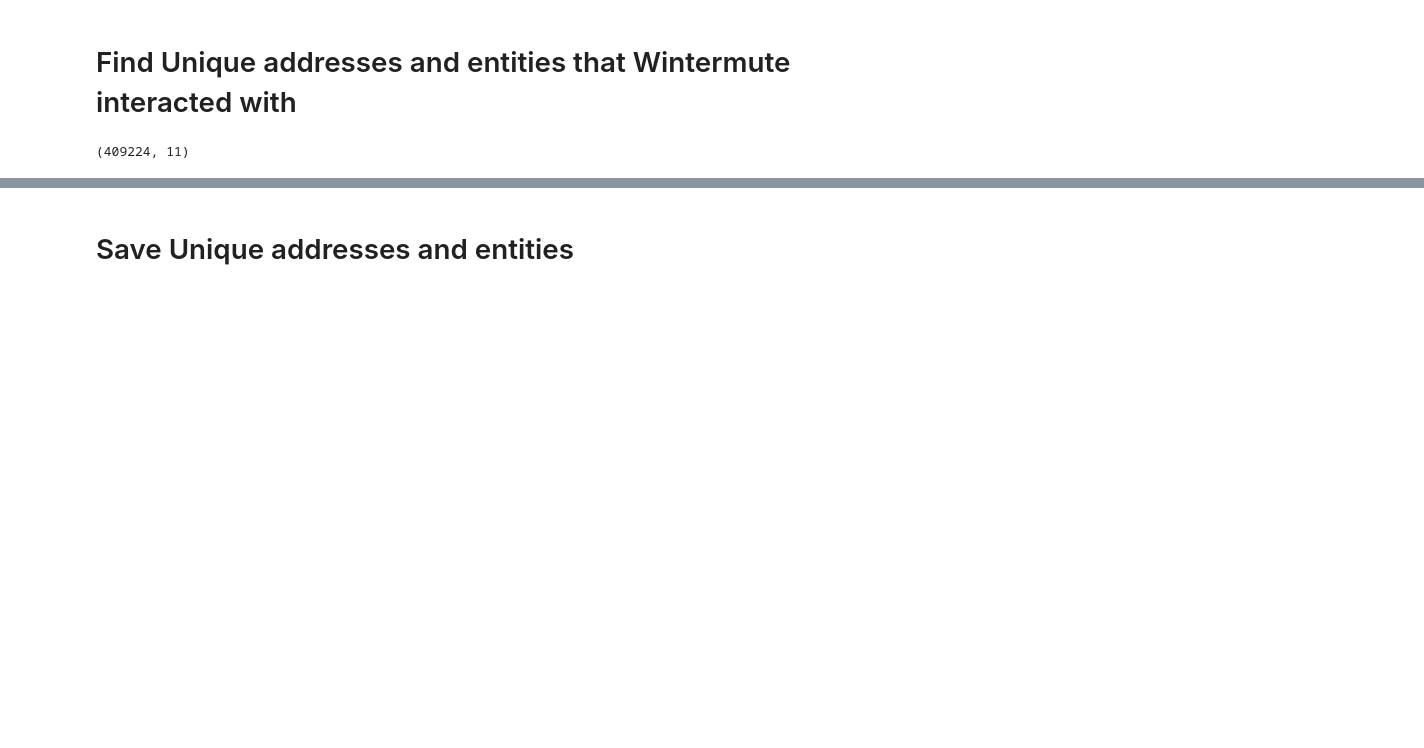
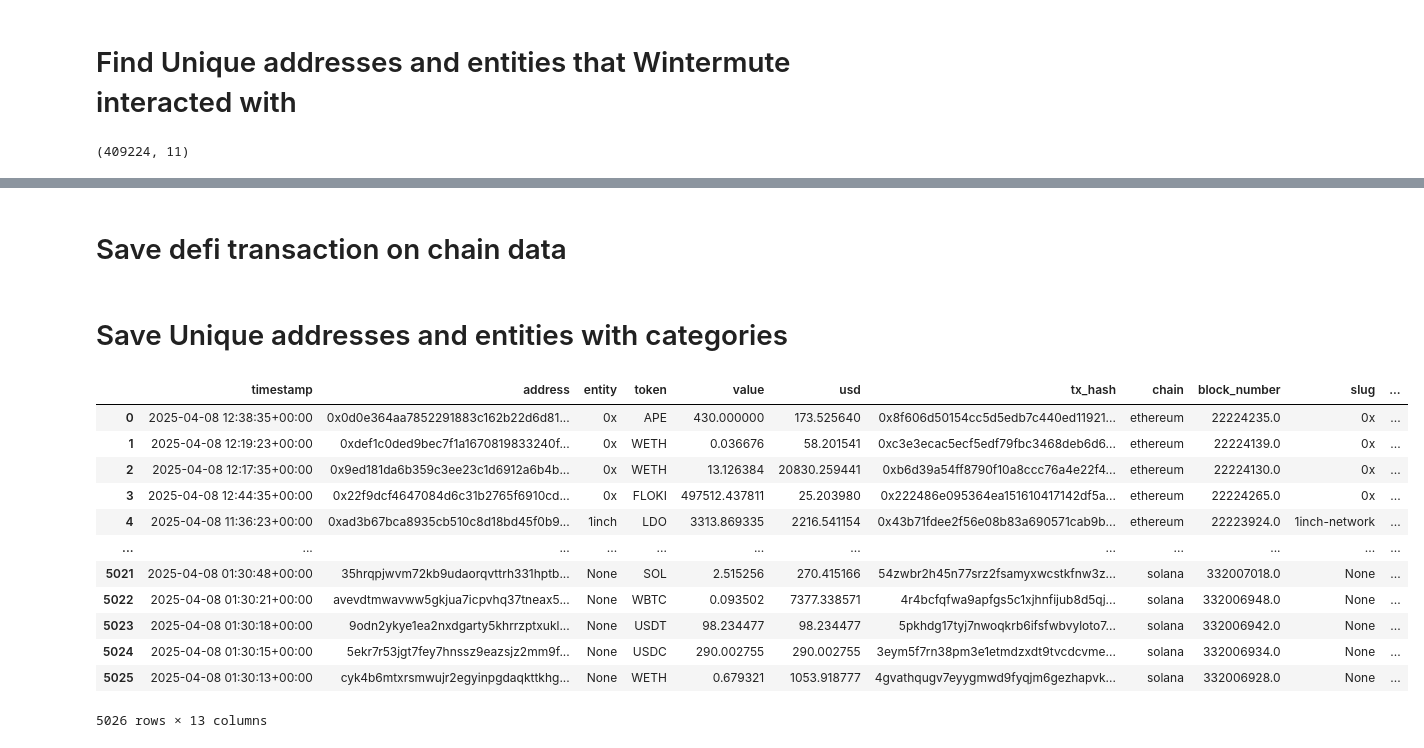
Before and after one commit to dleeim/wintermute_trading_activity, a Jupyter notebook: notebooks/entitiy_classification.ipynb, the cells around one changed output, grey strips where cells are left out. Cells and saved outputs as stored; diff of their text form; code cells hidden in the pictures; blank space fills up the shorter version.

Commit message:
added categories for each entities and conducted defi classification

```diff
--- a/notebooks/entitiy_classification.ipynb
+++ b/notebooks/entitiy_classification.ipynb
@@ -191,0 +134,6 @@ df_defi.to_parquet("../data/processed/wintermute_transfers_clean_defi.parquet",
+# %%
+map_df = df_non_wintermute.copy()
+# %%
+map_df[["slug", "category", "source", "confidence"]] = None
+mask_unknown = map_df["entity"].isna() | map_df["entity"].str.contains("@", na=False)
+map_df.loc[mask_unknown, "confidence"] = 1.0
@@ -191,0 +142,26 @@ df_defi.to_parquet("../data/processed/wintermute_transfers_clean_defi.parquet",
+# %%
+from rapidfuzz import process, fuzz
+
+proto_url = "https://api.llama.fi/protocols"
+proto_df  = pd.json_normalize(requests.get(proto_url, timeout=30).json())
+proto_df  = proto_df[["name","slug","category"]]
+
+# # Preparation for Fuzzy String Match
+# proto_df['name'] = proto_df['name'].str.lower().str.strip()
+# map_df['entity'] = map_df['entity'].str.lower().str.strip()
+
+def match_name(ent, cutoff=90):
+    hit = process.extractOne(
+        ent, proto_df["name"], scorer=fuzz.WRatio, score_cutoff=cutoff
+    )
+    print(ent, hit)
+    if hit:
+        row = proto_df.iloc[hit[2]]
+        return row.slug, row.category, 1.0
+    return None, None, 0.0
+
+subset = map_df.loc[~mask_unknown, "entity"]
+hits = subset.apply(match_name)
+hits_df = (pd.DataFrame(hits.to_list(),index=subset.index,columns=['slug','category','confidence']))
+for col in ['slug','category','confidence']:
+    map_df.loc[~mask_unknown,col] = hits_df[col]
@@ -191,0 +186,7 @@ df_defi.to_parquet("../data/processed/wintermute_transfers_clean_defi.parquet",
+# %%
+# 4. Label rows that got a perfect defillama hit
+sel = (map_df["confidence"] == 1.0) & (~mask_unknown)
+map_df.loc[sel, "source"] = (
+    map_df["source"].fillna("defillama")
+)
+unresolved = map_df["confidence"] < 1
@@ -191,0 +381,2 @@ df_defi.to_parquet("../data/processed/wintermute_transfers_clean_defi.parquet",
+# %% [markdown]
+# Save defi transaction on chain data
@@ -192,2 +385,2 @@ df_defi.to_parquet("../data/processed/wintermute_transfers_clean_defi.parquet",
 # %% [markdown]
-# Save Unique addresses and entities
+# Save Unique addresses and entities with categories
@@ -195,0 +389,16 @@ df_non_wintermute.to_excel("../data/processed/unique_addresses_entities.xlsx", i
+# %%
+map_df
+# %% [output]
+|  | timestamp | address | entity | token | value | usd | tx_hash | chain | block_number | slug | ... |
+| 0 | 2025-04-08 12:38:35+00:00 | 0x0d0e364aa7852291883c162b22d6d81... | 0x | APE | 430.000000 | 173.525640 | 0x8f606d50154cc5d5edb7c440ed11921... | ethereum | 22224235.0 | 0x | ... |
+| 1 | 2025-04-08 12:19:23+00:00 | 0xdef1c0ded9bec7f1a1670819833240f... | 0x | WETH | 0.036676 | 58.201541 | 0xc3e3ecac5ecf5edf79fbc3468deb6d6... | ethereum | 22224139.0 | 0x | ... |
+| 2 | 2025-04-08 12:17:35+00:00 | 0x9ed181da6b359c3ee23c1d6912a6b4b... | 0x | WETH | 13.126384 | 20830.259441 | 0xb6d39a54ff8790f10a8ccc76a4e22f4... | ethereum | 22224130.0 | 0x | ... |
+| 3 | 2025-04-08 12:44:35+00:00 | 0x22f9dcf4647084d6c31b2765f6910cd... | 0x | FLOKI | 497512.437811 | 25.203980 | 0x222486e095364ea151610417142df5a... | ethereum | 22224265.0 | 0x | ... |
+| 4 | 2025-04-08 11:36:23+00:00 | 0xad3b67bca8935cb510c8d18bd45f0b9... | 1inch | LDO | 3313.869335 | 2216.541154 | 0x43b71fdee2f56e08b83a690571cab9b... | ethereum | 22223924.0 | 1inch-network | ... |
+| ... | ... | ... | ... | ... | ... | ... | ... | ... | ... | ... | ... |
+| 5021 | 2025-04-08 01:30:48+00:00 | 35hrqpjwvm72kb9udaorqvttrh331hptb... | None | SOL | 2.515256 | 270.415166 | 54zwbr2h45n77srz2fsamyxwcstkfnw3z... | solana | 332007018.0 | None | ... |
+| 5022 | 2025-04-08 01:30:21+00:00 | avevdtmwavww5gkjua7icpvhq37tneax5... | None | WBTC | 0.093502 | 7377.338571 | 4r4bcfqfwa9apfgs5c1xjhnfijub8d5qj... | solana | 332006948.0 | None | ... |
+| 5023 | 2025-04-08 01:30:18+00:00 | 9odn2ykye1ea2nxdgarty5khrrzptxukl... | None | USDT | 98.234477 | 98.234477 | 5pkhdg17tyj7nwoqkrb6ifsfwbvyloto7... | solana | 332006942.0 | None | ... |
+| 5024 | 2025-04-08 01:30:15+00:00 | 5ekr7r53jgt7fey7hnssz9eazsjz2mm9f... | None | USDC | 290.002755 | 290.002755 | 3eym5f7rn38pm3e1etmdzxdt9tvcdcvme... | solana | 332006934.0 | None | ... |
+| 5025 | 2025-04-08 01:30:13+00:00 | cyk4b6mtxrsmwujr2egyinpgdaqkttkhg... | None | WETH | 0.679321 | 1053.918777 | 4gvathqugv7eyygmwd9fyqjm6gezhapvk... | solana | 332006928.0 | None | ... |
+5026 rows × 13 columns
```
Also changed, not shown: parts of 28 cells of this notebook.
